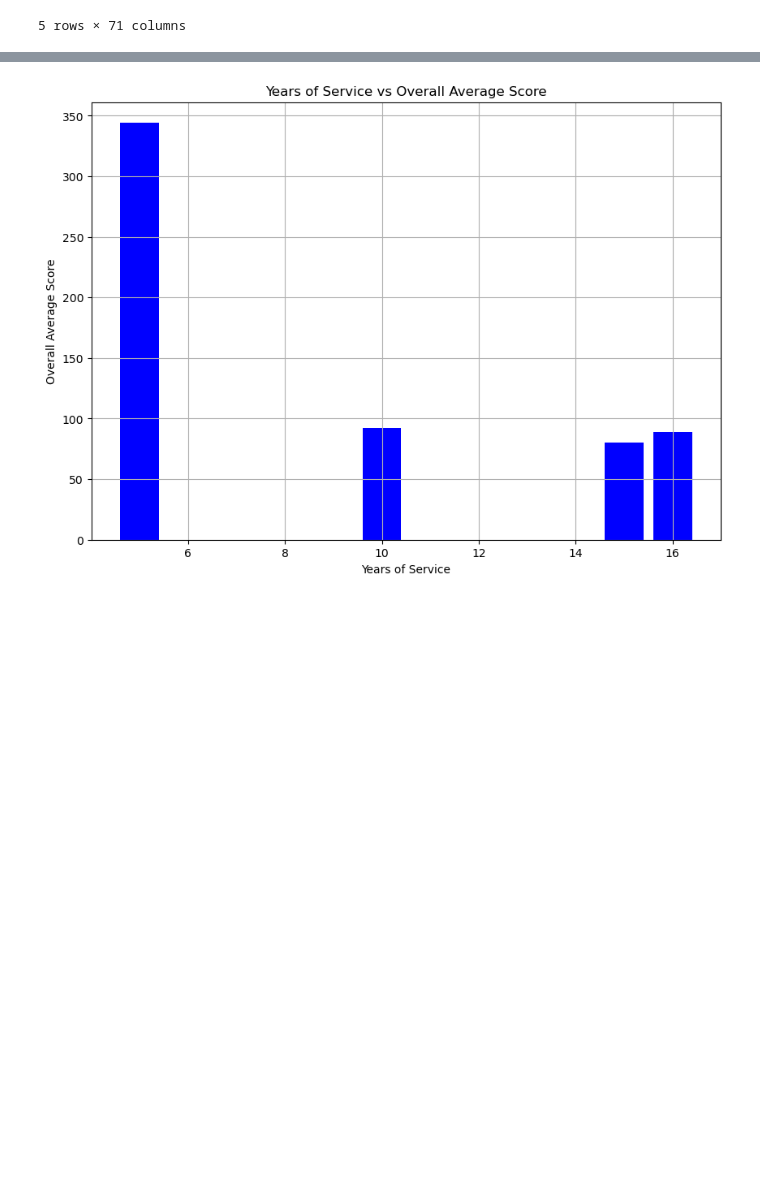
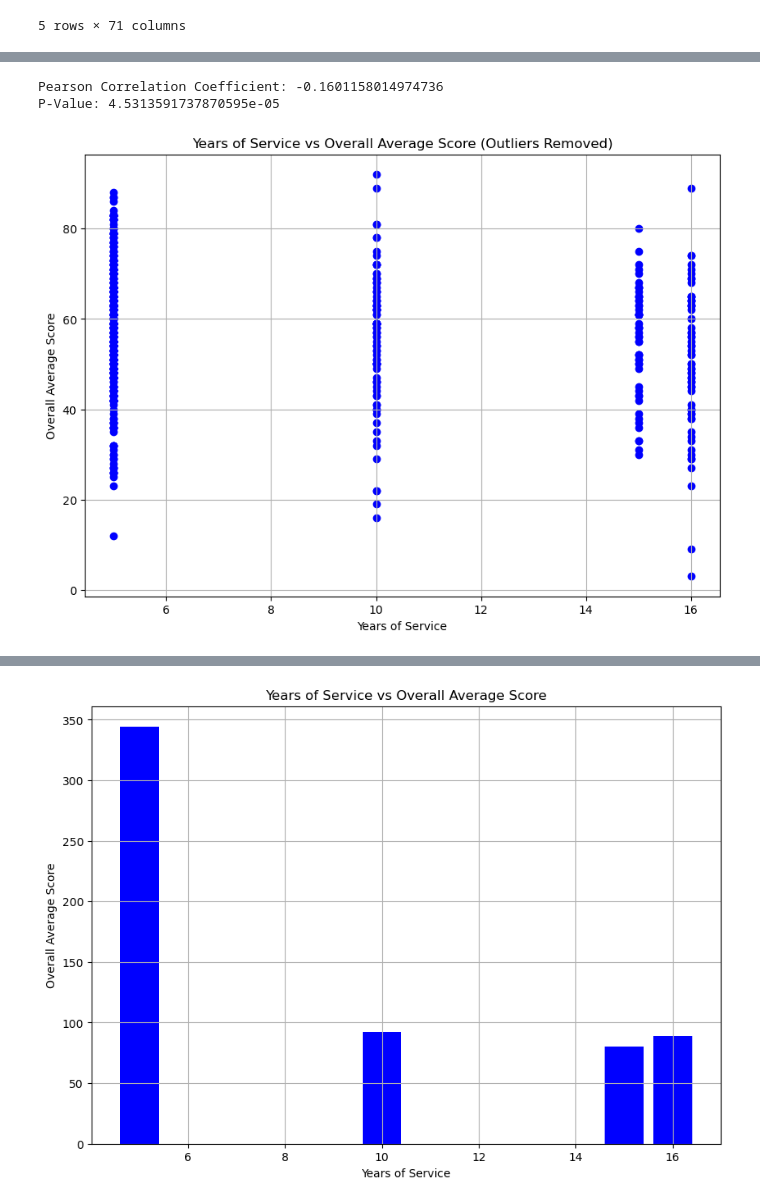
Before and after one commit to aidentariku/Happy-Healthcare-Workers-Coalition, a Jupyter notebook: healthcare.ipynb, the cells around one changed output, grey strips where cells are left out. Drawn from its saved outputs; the diff is of its cells as text; code cells hidden in the pictures; blank space fills up the shorter version.

```diff
--- a/healthcare.ipynb
+++ b/healthcare.ipynb
@@ -25,0 +59,33 @@ burn_out_df.head()
+# %%
+import scipy.stats as stats
+import matplotlib.pyplot as plt
+
+# Sample data
+categories = burnout_df["Years of service?"]
+values = burnout_df["Overall Average"]
+
+# Identify and remove the outliers (where "Overall Average" > 300)
+outlier_threshold = 300
+filtered_df = burnout_df[burnout_df["Overall Average"] <= outlier_threshold]
+
+# Calculate Pearson correlation coefficient and p-value with the outliers removed
+corr_coefficient, p_value = stats.pearsonr(filtered_df["Years of service?"], filtered_df["Overall Average"])
+
+# Create a scatter plot without the outliers
+plt.figure(figsize=(10, 7))
+plt.scatter(filtered_df["Years of service?"], filtered_df["Overall Average"], color="blue")
+plt.title("Years of Service vs Overall Average Score (Outliers Removed)")
+plt.xlabel("Years of Service")
+plt.ylabel("Overall Average Score")
+plt.grid(True)
+
+# Print the correlation coefficient and p-value
+print(f"Pearson Correlation Coefficient: {corr_coefficient}")
+print(f"P-Value: {p_value}")
+
+# Show the plot
+plt.show()
+# %% [output]
+Pearson Correlation Coefficient: -0.1601158014974736
+P-Value: 4.5313591737870595e-05
+[figure, added]
```
Also changed, not shown: parts of 8 cells of this notebook.
